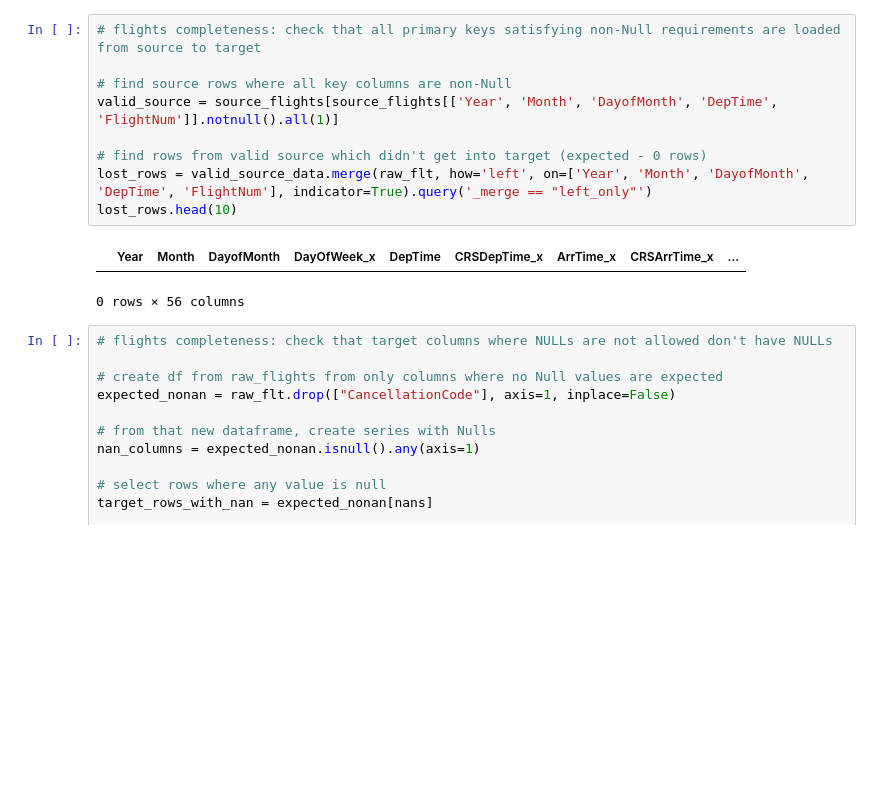
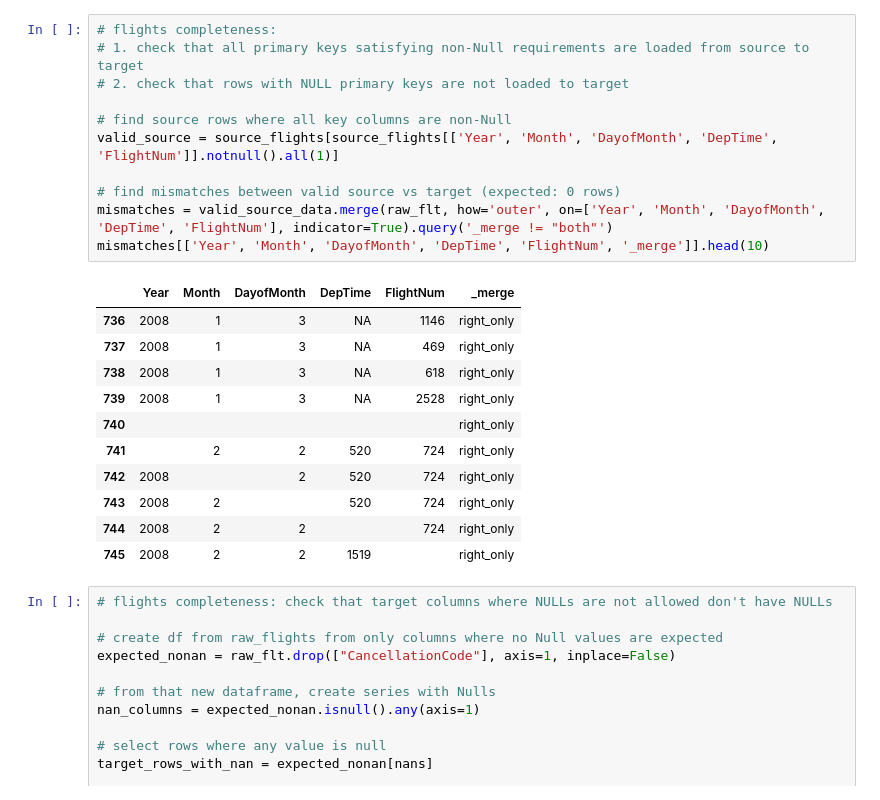
Before and after one commit to Nradionenko/Jupyter_final_hometask, a Jupyter notebook: Tests_Nradionenko.ipynb, the cells around one changed output. Cells and saved outputs as stored; diff of their text form; blank space fills up the shorter version.

```diff
--- a/Tests_Nradionenko.ipynb
+++ b/Tests_Nradionenko.ipynb
@@ -78,15 +106,26 @@ raw_flt.head(10)
 # %%
-# flights completeness: check that all primary keys satisfying non-Null requirements are loaded from source to target
+# flights completeness:
+# 1. check that all primary keys satisfying non-Null requirements are loaded from source to target
+# 2. check that rows with NULL primary keys are not loaded to target
 
 # find source rows where all key columns are non-Null
 valid_source = source_flights[source_flights[['Year', 'Month', 'DayofMonth', 'DepTime', 'FlightNum']].notnull().all(1)]
 
-# find rows from valid source which didn't get into target (expected - 0 rows)
-lost_rows = valid_source_data.merge(raw_flt, how='left', on=['Year', 'Month', 'DayofMonth', 'DepTime', 'FlightNum'], indicator=True).query('_merge == "left_only"')
-lost_rows.head(10)
+# find mismatches between valid source vs target (expected: 0 rows)
+mismatches = valid_source_data.merge(raw_flt, how='outer', on=['Year', 'Month', 'DayofMonth', 'DepTime', 'FlightNum'], indicator=True).query('_merge != "both"')
+mismatches[['Year', 'Month', 'DayofMonth', 'DepTime', 'FlightNum', '_merge']].head(10)
 # %% [output]
-|  | Year | Month | DayofMonth | DayOfWeek_x | DepTime | CRSDepTime_x | ArrTime_x | CRSArrTime_x | ... |
+|  | Year | Month | DayofMonth | DepTime | FlightNum | _merge |
+| 736 | 2008 | 1 | 3 | NA | 1146 | right_only |
+| 737 | 2008 | 1 | 3 | NA | 469 | right_only |
+| 738 | 2008 | 1 | 3 | NA | 618 | right_only |
+| 739 | 2008 | 1 | 3 | NA | 2528 | right_only |
+| 740 |  |  |  |  |  | right_only |
+| 741 |  | 2 | 2 | 520 | 724 | right_only |
+| 742 | 2008 |  | 2 | 520 | 724 | right_only |
+| 743 | 2008 | 2 |  | 520 | 724 | right_only |
+| 744 | 2008 | 2 | 2 |  | 724 | right_only |
+| 745 | 2008 | 2 | 2 | 1519 |  | right_only |
-0 rows × 56 columns
 # %%
 # flights completeness: check that target columns where NULLs are not allowed don't have NULLs
 
```
Also changed, not shown: parts of 4 cells of this notebook.
